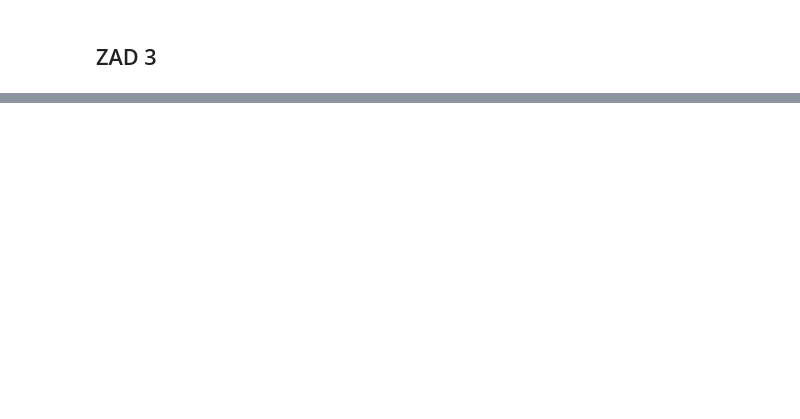
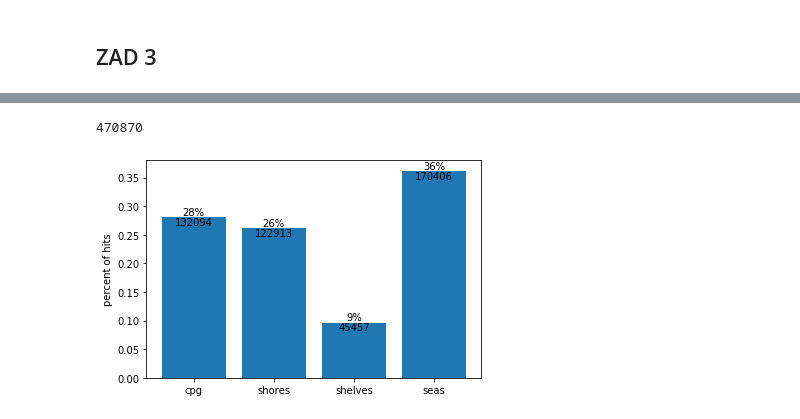
Before and after one commit to ramusz1/methylation, a Jupyter notebook: main.ipynb, the cells around one changed output, grey strips where cells are left out. Cells and saved outputs as stored; diff of their text form; code cells hidden in the pictures; blank space fills up the shorter version.

Commit message:
bed tools refactor

```diff
--- a/main.ipynb
+++ b/main.ipynb
@@ -64,9 +36,3 @@ array(['chr1', 'chr10', 'chr11', 'chr12', 'chr13', 'chr14', 'chr15',
        'chr16', 'chr17', 'chr18', 'chr19', 'chr2', 'chr20', 'chr21',
        'chr22', 'chr3', 'chr4', 'chr5', 'chr6', 'chr7', 'chr8', 'chr9'],
       dtype='<U5')
-# %%
-# Read chromosome sizes
-with open('hg19.chrom.sizes', 'r') as f:
-    chrom_sizes = { name: int(size) for name, size in [line.split() for line in f.readlines()]}
-
-chrom_sizes
@@ -306,0 +124,14 @@ plt.show()
+# %%
+# calcuate stats about methylation position
+def get_hits(region_name, methylations):
+    regions = pbt.BedTool(f'{region_name}.bed')
+    return regions.intersect(methylations).count()
+
+
+import pandas as pd
+df = pd.DataFrame({'region': ['cpg', 'shores', 'shelves', 'seas']})
+
+df['hits'] = df['region'].apply(lambda region_name: get_hits(region_name, methylations))
+
+df['perc'] = df['hits'] / sum(df['hits'])
+df
@@ -306,0 +144,29 @@ plt.show()
+# %%
+sum(df['hits'])
+# %% [output]
+470870
+# %%
+# plot results
+
+import matplotlib.pyplot as plt
+
+bar = plt.bar(range(len(df['hits'])), df['perc'], align='center')
+plt.xticks(range(len(df['region'])), df['region'])
+
+for i, rect in enumerate(bar):
+    plt.text(
+        rect.get_x() + rect.get_width()/2.0,
+        rect.get_height(),
+        f"{int(df['perc'][i]*100)}%",
+        ha='center', va='bottom')
+    plt.text(
+        rect.get_x() + rect.get_width()/2.0,
+        rect.get_height(),
+        f"{df['hits'][i]}",
+        ha='center', va='top')
+
+plt.ylabel('percent of hits')
+
+plt.show()
+# %% [output]
+[figure, added]
```
Also changed, not shown: parts of 18 cells of this notebook.
